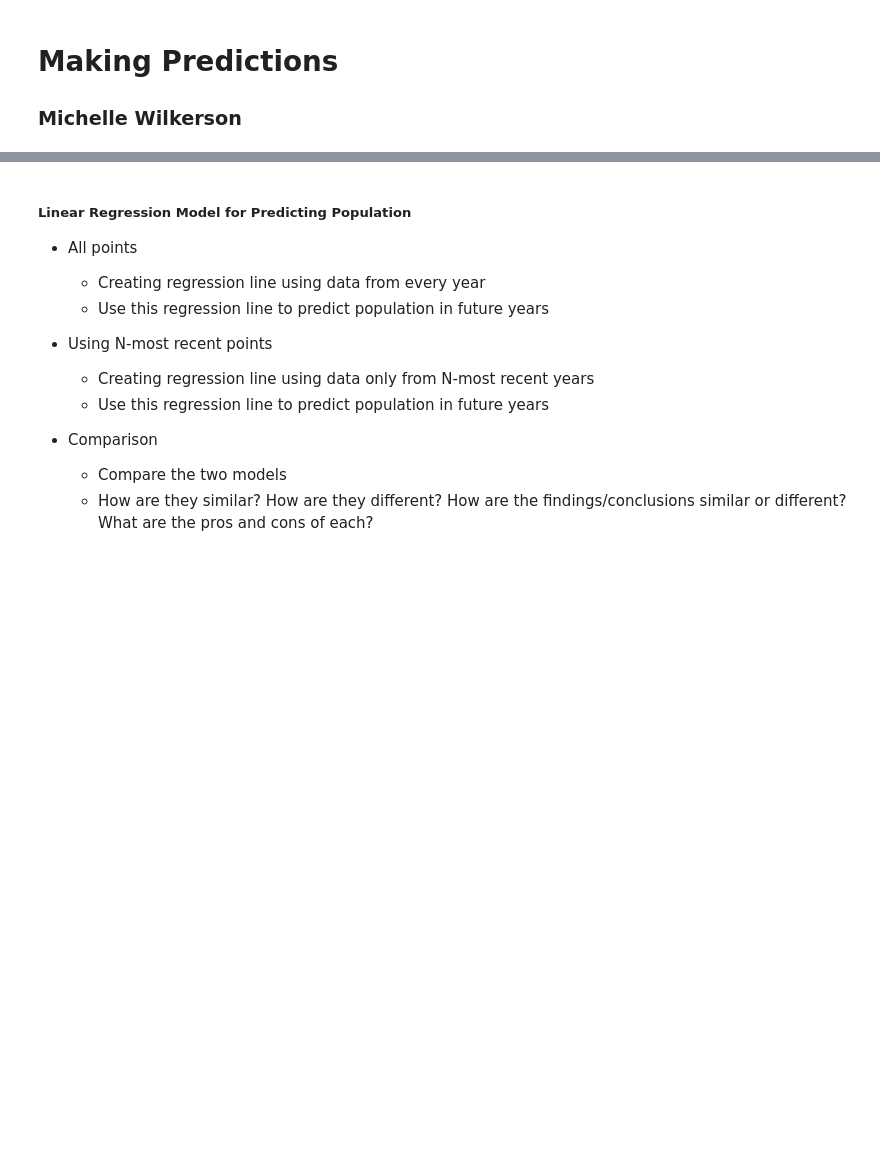
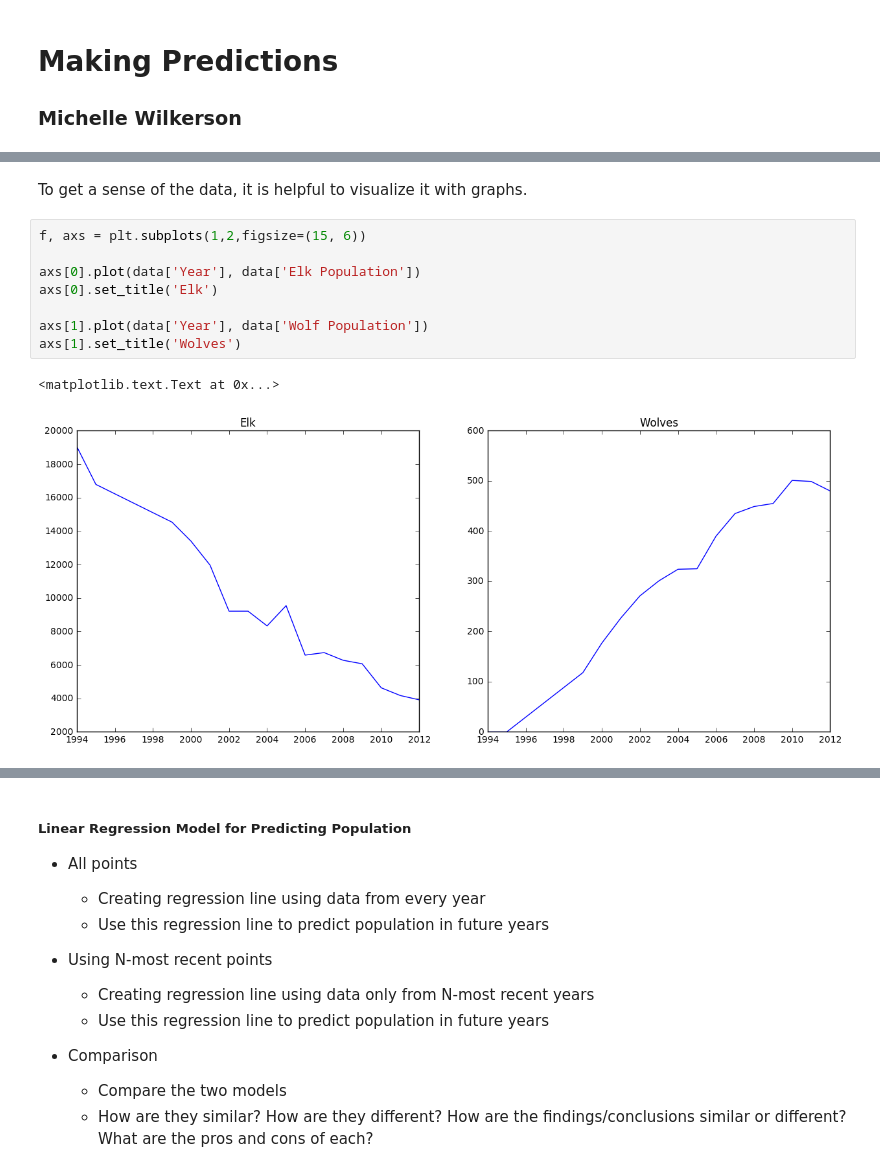
Before and after one commit to ds-modules/EDUC-223B, a Jupyter notebook: Prediction.ipynb, the cells around one changed output, grey strips where cells are left out. Drawn from its saved outputs; the diff is of its cells as text; blank space fills up the shorter version.

Commit message:
adding text

```diff
--- a/Prediction.ipynb
+++ b/Prediction.ipynb
@@ -17,0 +75,13 @@
+# %% [markdown]
+To get a sense of the data, it is helpful to visualize it with graphs.
+# %%
+f, axs = plt.subplots(1,2,figsize=(15, 6))
+
+axs[0].plot(data['Year'], data['Elk Population'])
+axs[0].set_title('Elk')
+
+axs[1].plot(data['Year'], data['Wolf Population'])
+axs[1].set_title('Wolves')
+# %% [output]
+<matplotlib.text.Text at 0x...>
+[figure, added]
```
Also changed, not shown: parts of 23 cells of this notebook.
